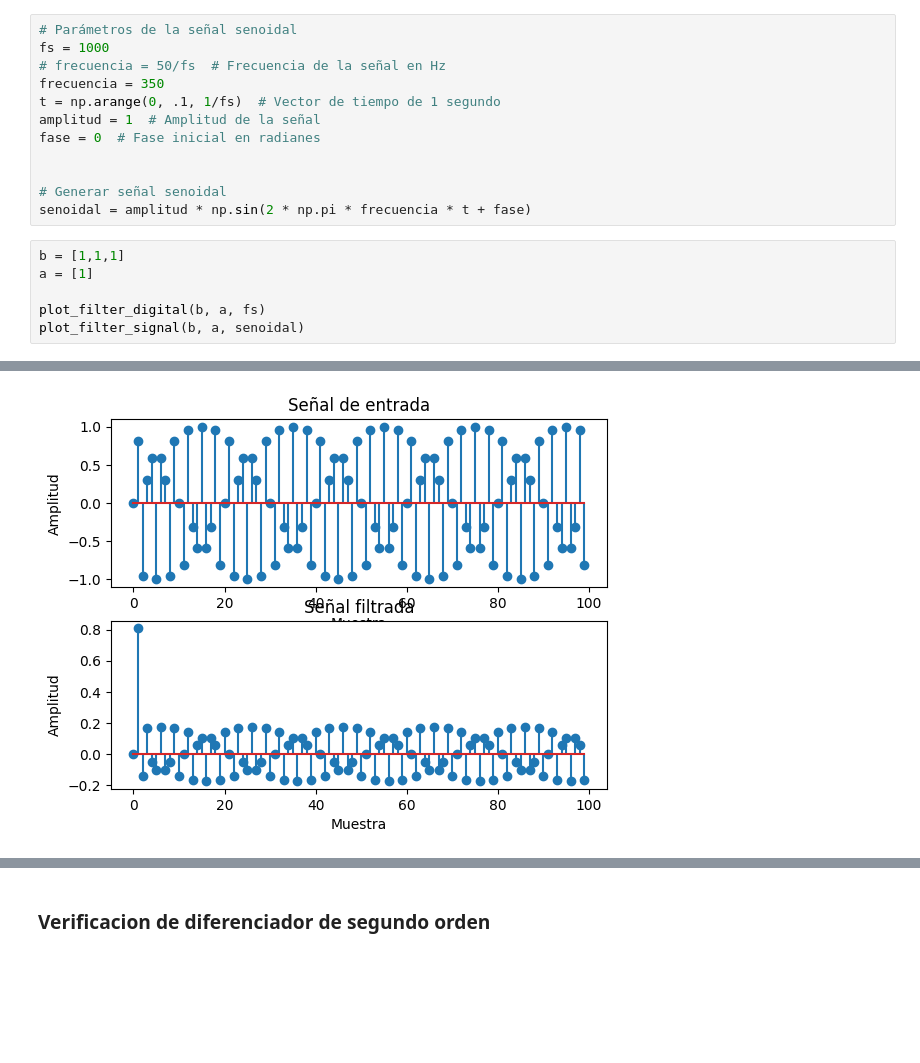
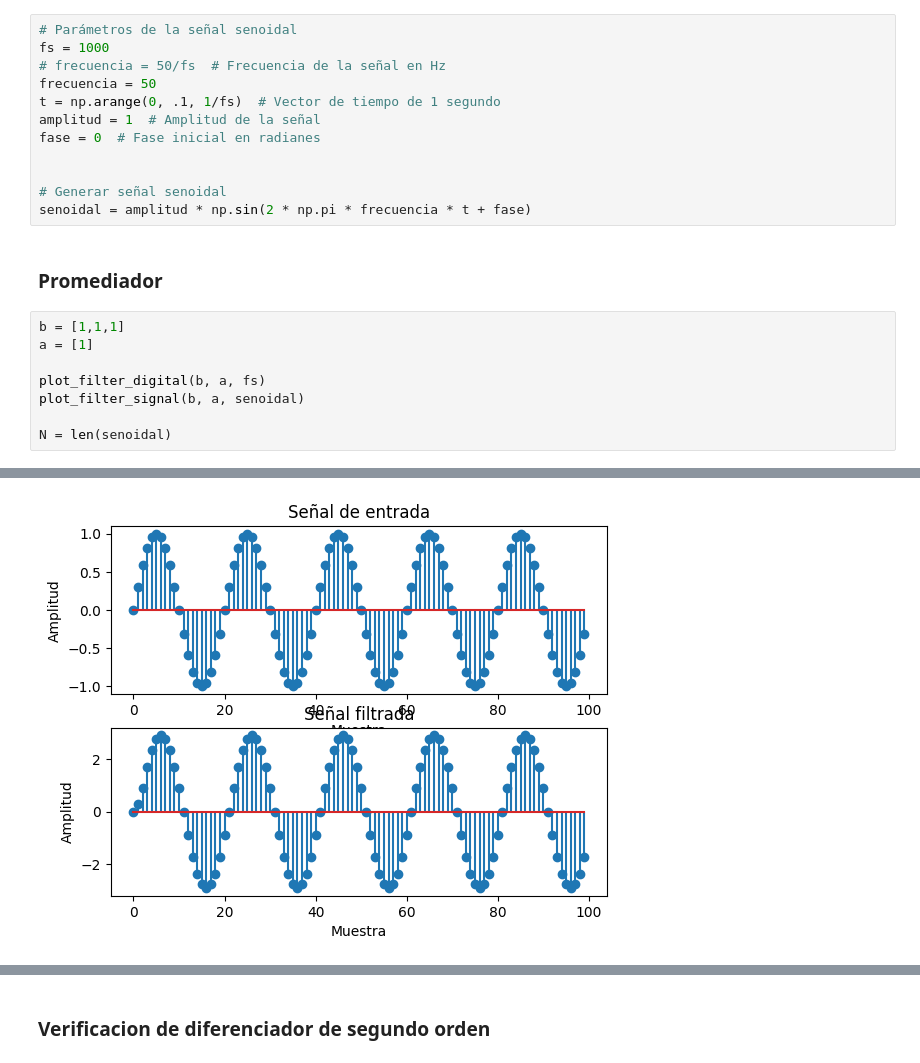
Before and after one commit to velazquezlautaro12303/UTN-FRBA-Lautaro-Velazquez, a Jupyter notebook: docs/source/tp-semanal8.ipynb, the cells around one changed output, grey strips where cells are left out. Drawn from its saved outputs; the diff is of its cells as text; blank space fills up the shorter version.

```diff
--- a/docs/source/tp-semanal8.ipynb
+++ b/docs/source/tp-semanal8.ipynb
@@ -69,7 +93,7 @@ def plot_filter_signal(b, a, input):
 # Parámetros de la señal senoidal
 fs = 1000
 # frecuencia = 50/fs  # Frecuencia de la señal en Hz
-frecuencia = 350
+frecuencia = 50
 t = np.arange(0, .1, 1/fs)  # Vector de tiempo de 1 segundo
 amplitud = 1  # Amplitud de la señal
 fase = 0  # Fase inicial en radianes
@@ -77,16 +101,20 @@ fase = 0  # Fase inicial en radianes
 
 # Generar señal senoidal
 senoidal = amplitud * np.sin(2 * np.pi * frecuencia * t + fase)
+# %% [markdown]
+### Promediador
 # %%
 b = [1,1,1]
 a = [1]
 
 plot_filter_digital(b, a, fs)
 plot_filter_signal(b, a, senoidal)
+
+N = len(senoidal)
 # %% [output]
 [figure]
 [figure]
-[figure, old version]
+[figure, new version]
 # %%
 b = [1,-1]
 a = [1]
```
Also changed, not shown: parts of 14 cells of this notebook.
